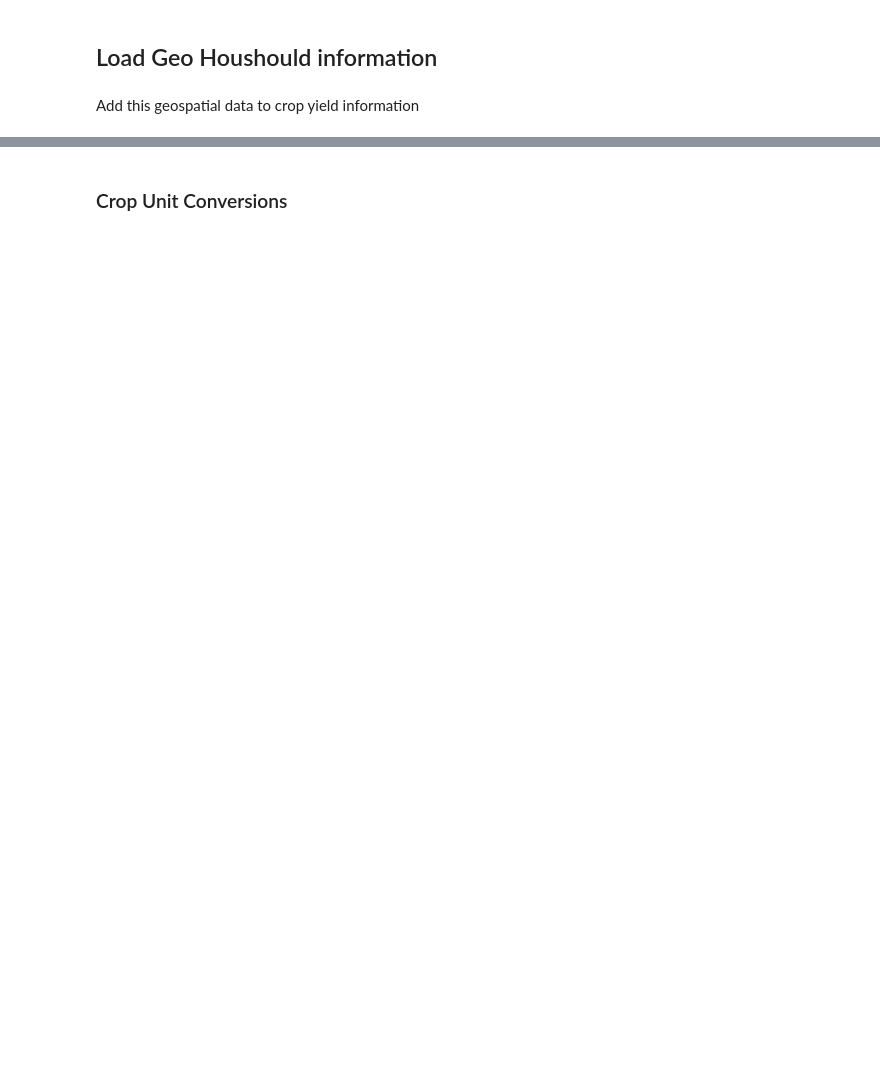
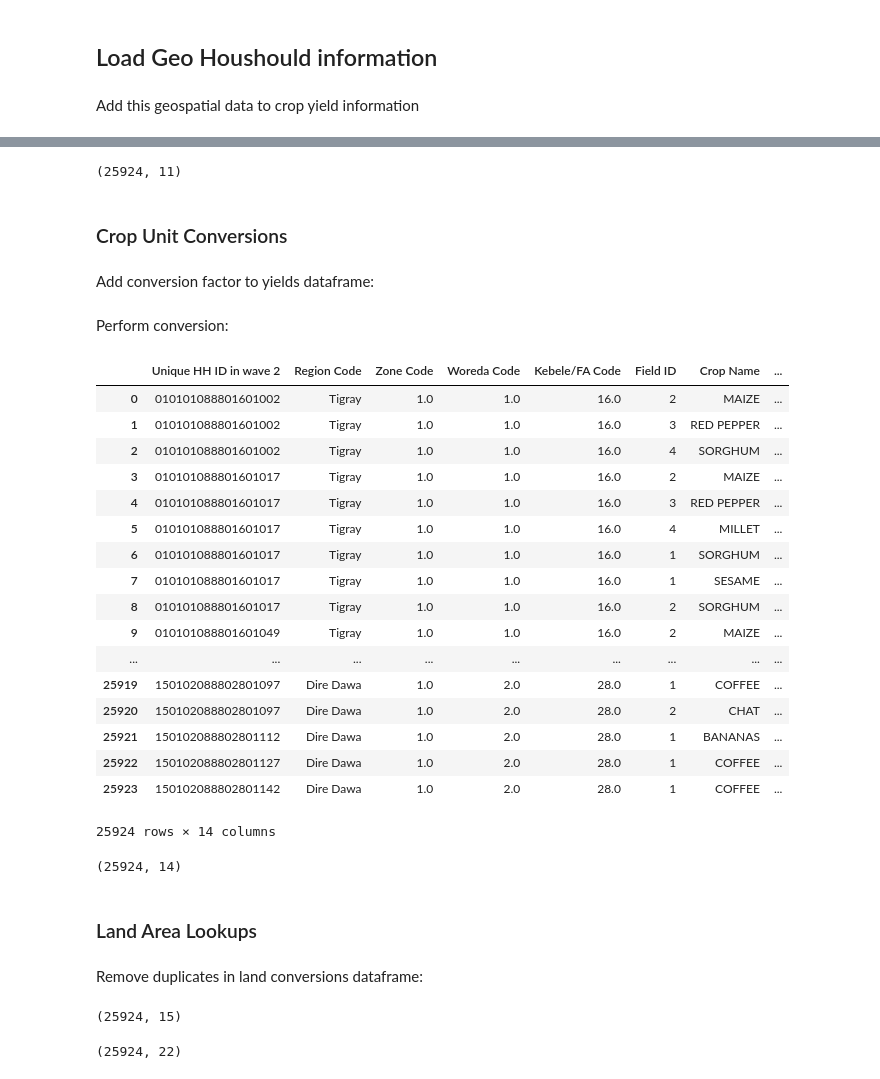
Before and after one commit to WorldModelers/remote-sensing, a Jupyter notebook: LSMS-to-Geo.ipynb, the cells around one changed output, grey strips where cells are left out. Cells and saved outputs as stored; diff of their text form; code cells hidden in the pictures; blank space fills up the shorter version.

```diff
--- a/LSMS-to-Geo.ipynb
+++ b/LSMS-to-Geo.ipynb
@@ -56,2 +159,6 @@ c_yields = c_yields.merge(household_geo, on='Unique HH ID in wave 2')
+# %%
+c_yields.shape
+# %% [output]
+(25924, 11)
 # %% [markdown]
 ### Crop Unit Conversions
@@ -59,0 +185,49 @@ c_conversions = pd.read_stata(f'{LSMS_PATH}/Food and Crop Conversion Factors/Cro
+# %%
+if year == 2015:
+    c_conversions['Crop Name'] = c_conversions['Crop Name'].apply(lambda x: x.split('. ')[1])
+    c_conversions['Unit Code'] = c_conversions['Unit Code'].apply(lambda x: x.split('. ')[1])
+# %%
+c_conversions = c_conversions.drop_duplicates(subset=['Crop Name','Unit Code'])
+# %% [markdown]
+Add conversion factor to yields dataframe:
+# %%
+if year in [2013, 2015]:
+    c_yields = pd.merge(c_yields,
+                    c_conversions,
+                    how='left',
+                    left_on=['Crop Name','How much [CROP] did you harvest from this [FIELD](UNIT)'],
+                    right_on=['Crop Name','Unit Code'])
+# %% [markdown]
+Perform conversion:
+# %%
+if year in [2013, 2015]:
+    c_yields['Quantity_Kilograms'] = c_yields['How much [CROP] did you harvest from this [FIELD](QUANTITY)'] * c_yields['Conversion Factor (National)']
+elif year == 2011:
+    c_yields['Quantity_Kilograms'] = c_yields['How much crop harvested from this field during the last season KILOS']
+# %%
+c_yields
+# %% [output]
+|  | Unique HH ID in wave 2 | Region Code | Zone Code | Woreda Code | Kebele/FA Code | Field ID | Crop Name | ... |
+| 0 | 010101088801601002 | Tigray | 1.0 | 1.0 | 16.0 | 2 | MAIZE | ... |
+| 1 | 010101088801601002 | Tigray | 1.0 | 1.0 | 16.0 | 3 | RED PEPPER | ... |
+| 2 | 010101088801601002 | Tigray | 1.0 | 1.0 | 16.0 | 4 | SORGHUM | ... |
+| 3 | 010101088801601017 | Tigray | 1.0 | 1.0 | 16.0 | 2 | MAIZE | ... |
+| 4 | 010101088801601017 | Tigray | 1.0 | 1.0 | 16.0 | 3 | RED PEPPER | ... |
+| 5 | 010101088801601017 | Tigray | 1.0 | 1.0 | 16.0 | 4 | MILLET | ... |
+| 6 | 010101088801601017 | Tigray | 1.0 | 1.0 | 16.0 | 1 | SORGHUM | ... |
+| 7 | 010101088801601017 | Tigray | 1.0 | 1.0 | 16.0 | 1 | SESAME | ... |
+| 8 | 010101088801601017 | Tigray | 1.0 | 1.0 | 16.0 | 2 | SORGHUM | ... |
+| 9 | 010101088801601049 | Tigray | 1.0 | 1.0 | 16.0 | 2 | MAIZE | ... |
+| ... | ... | ... | ... | ... | ... | ... | ... | ... |
+| 25919 | 150102088802801097 | Dire Dawa | 1.0 | 2.0 | 28.0 | 1 | COFFEE | ... |
+| 25920 | 150102088802801097 | Dire Dawa | 1.0 | 2.0 | 28.0 | 2 | CHAT | ... |
+| 25921 | 150102088802801112 | Dire Dawa | 1.0 | 2.0 | 28.0 | 1 | BANANAS | ... |
+| 25922 | 150102088802801127 | Dire Dawa | 1.0 | 2.0 | 28.0 | 1 | COFFEE | ... |
+| 25923 | 150102088802801142 | Dire Dawa | 1.0 | 2.0 | 28.0 | 1 | COFFEE | ... |
+25924 rows × 14 columns
+# %%
+c_yields.shape
+# %% [output]
+(25924, 14)
+# %% [markdown]
+### Land Area Lookups
@@ -59,0 +246,2 @@ c_conversions = pd.read_stata(f'{LSMS_PATH}/Food and Crop Conversion Factors/Cro
+# %% [markdown]
+Remove duplicates in land conversions dataframe:
@@ -59,0 +269,4 @@ c_conversions = pd.read_stata(f'{LSMS_PATH}/Food and Crop Conversion Factors/Cro
+# %%
+c_yields.shape
+# %% [output]
+(25924, 15)
@@ -59,0 +275,4 @@ c_conversions = pd.read_stata(f'{LSMS_PATH}/Food and Crop Conversion Factors/Cro
+# %%
+c_yields.shape
+# %% [output]
+(25924, 22)
```
Also changed, not shown: parts of 35 cells of this notebook, 4 other files.
